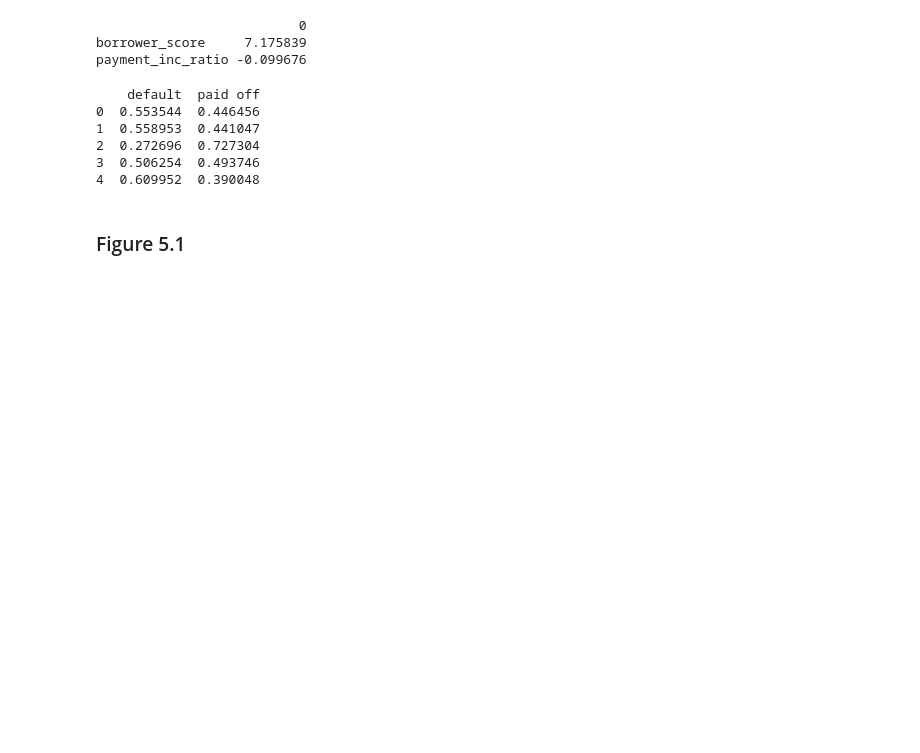
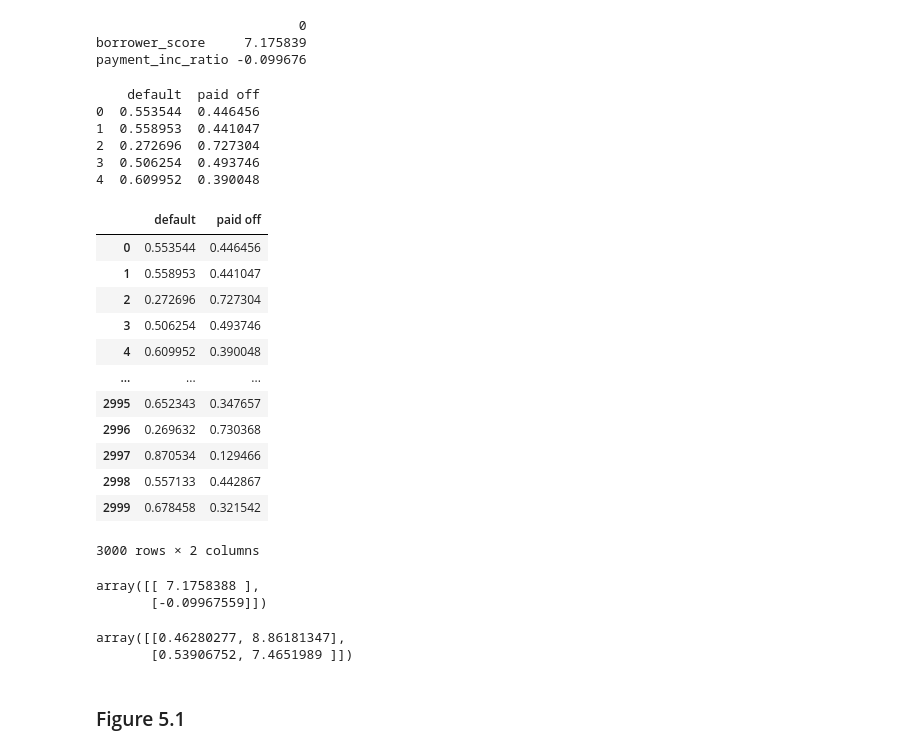
Before and after one commit to jarffery/practical-statistics-for-data-scientists, a Jupyter notebook: python/notebooks/Chapter 5 - Classification.ipynb, the cells around one changed output. Drawn from its saved outputs; the diff is of its cells as text; code cells hidden in the pictures; blank space fills up the shorter version.

```diff
--- a/python/notebooks/Chapter 5 - Classification.ipynb
+++ b/python/notebooks/Chapter 5 - Classification.ipynb
@@ -130,6 +132,32 @@ print(pred.head())
 2  0.272696  0.727304
 3  0.506254  0.493746
 4  0.609952  0.390048
+# %%
+pred
+# %% [output]
+|  | default | paid off |
+| 0 | 0.553544 | 0.446456 |
+| 1 | 0.558953 | 0.441047 |
+| 2 | 0.272696 | 0.727304 |
+| 3 | 0.506254 | 0.493746 |
+| 4 | 0.609952 | 0.390048 |
+| ... | ... | ... |
+| 2995 | 0.652343 | 0.347657 |
+| 2996 | 0.269632 | 0.730368 |
+| 2997 | 0.870534 | 0.129466 |
+| 2998 | 0.557133 | 0.442867 |
+| 2999 | 0.678458 | 0.321542 |
+3000 rows × 2 columns
+# %%
+loan_lda.scalings_
+# %% [output]
+array([[ 7.1758388 ],
+       [-0.09967559]])
+# %%
+loan_lda.means_
+# %% [output]
+array([[0.46280277, 8.86181347],
+       [0.53906752, 7.4651989 ]])
 # %% [markdown]
 ### Figure 5.1
 # %%
```
Also changed, not shown: parts of 1 cell of this notebook, 3 other files.
